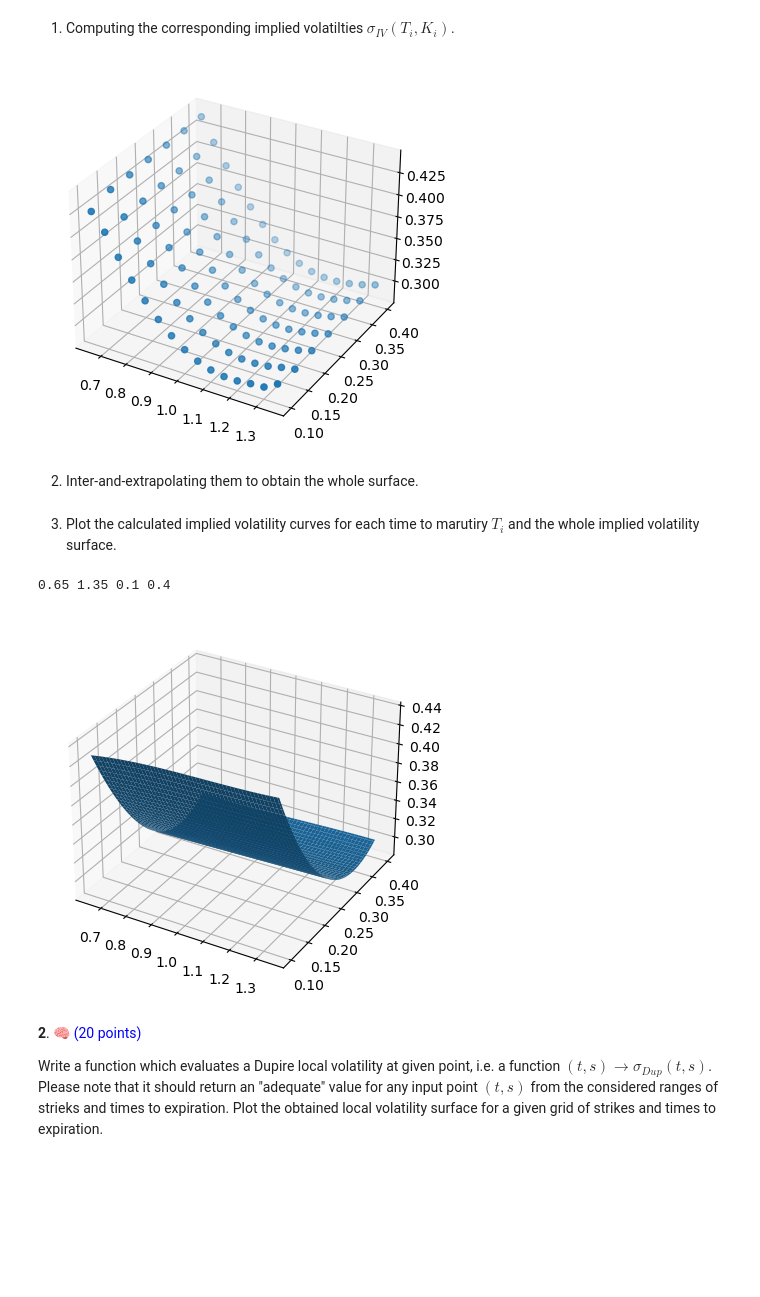
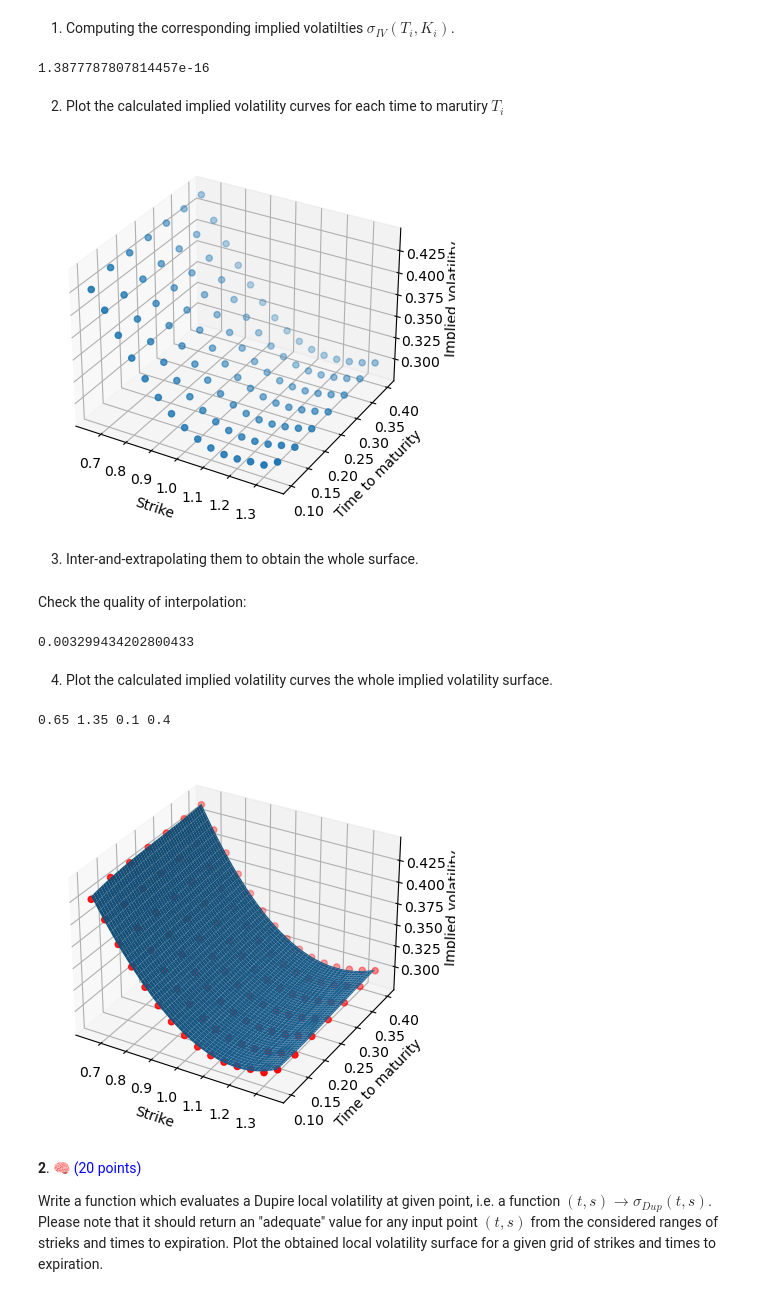
Before and after one commit to VsevolodZaostrovsky/-StochasticVolatilityModels, a Jupyter notebook: Homeworks/Lab 1.ipynb, the cells around one changed output. Cells and saved outputs as stored; diff of their text form; code cells hidden in the pictures; blank space fills up the shorter version.

```diff
--- a/Homeworks/Lab 1.ipynb
+++ b/Homeworks/Lab 1.ipynb
@@ -170,3 +172,36 @@ ivs = iv.implied_volatility(
+# %%
+from scipy import stats
+
+def dt(expiration_time):
+    return np.maximum(expiration_time, np.finfo(np.float64).eps)
+
+
+def d1(volatility, expiration_time, stock_price, strike_price, interest_rate):
+    return 1 / (volatility * np.sqrt(dt(expiration_time)))\
+                * (np.log(stock_price / strike_price)
+                   + (interest_rate + volatility ** 2 / 2) * dt(expiration_time))
+
+
+def d2(volatility, expiration_time, stock_price, strike_price, interest_rate):
+    return d1(volatility, expiration_time, stock_price, strike_price, interest_rate) - volatility * np.sqrt(dt(expiration_time))
+
+def price(volatility, expiration_time, stock_price, strike_price, interest_rate):
+    discount_factor = np.exp(-interest_rate * (dt(expiration_time)))
+
+    call_price = stats.norm.cdf(d1(volatility, expiration_time, stock_price, strike_price, interest_rate)) * stock_price\
+            - stats.norm.cdf(d2(volatility, expiration_time, stock_price, strike_price, interest_rate)) * strike_price * discount_factor
+    # put_price = stats.norm.cdf(-d2(volatility, expiration_time, stock_price, strike_price, interest_rate)) * strike_price * discount_factor\
+    #     - stats.norm.cdf(-d1(volatility, expiration_time, stock_price, strike_price, interest_rate)) * stock_price
+
+    return call_price
+# %%
+df['bs_price'] = price(df["iv"], df["expiration"], 1., df["strike"], 0.) - df["call_price"]
+# %%
+max(df['bs_price'])
+# %% [output]
+1.3877787807814457e-16
+# %% [markdown]
+2. Plot the calculated implied volatility curves for each time to marutiry $T_i$
 # %%
 import matplotlib.pyplot as plt
 from mpl_toolkits.mplot3d import Axes3D
@@ -177,40 +212,50 @@ ax = fig.add_subplot(111, projection='3d')
 
 X = df["strike"]
 Y = df["expiration"]
-Z = ivs["IV"]
+Z = df["iv"]
 
 ax.scatter(X, Y, Z)
+ax.set_xlabel('Strike')
+ax.set_ylabel('Time to maturity')
+ax.set_zlabel('Implied volatility')
 plt.show()
 # %% [output]
-[figure, old version]
+[figure, new version]
 # %% [markdown]
-2. Inter-and-extrapolating them to obtain the whole surface.
+3. Inter-and-extrapolating them to obtain the whole surface.
 # %%
 from scipy.interpolate import SmoothBivariateSpline
 # %%
-Interpolation = SmoothBivariateSpline(X, Y, Z)
+InterIV = SmoothBivariateSpline(X, Y, Z)
+# %% [markdown]
+Check the quality of interpolation:
+# %%
+max(InterIV(df["strike"], df["expiration"], grid=False) - df["iv"])
+# %% [output]
+0.003299434202800433
 # %% [markdown]
-3. Plot the calculated implied volatility curves for each time to marutiry $T_i$ and the whole implied volatility surface.
+4. Plot the calculated implied volatility curves the whole implied volatility surface.
-# %%
-strikes = np.unique(df["strike"])
-exps = np.unique(df["expiration"])
-
-print(min(strikes), max(strikes), min(exps), max(exps))
-# %% [output]
-0.65 1.35 0.1 0.4
+# %%
+print(min(X), max(X), min(Y), max(Y))
+# %% [output]
+0.65 1.35 0.1 0.4
 # %%
 fig = plt.figure()
 ax = fig.add_subplot(111, projection='3d')
 
 X3 = np.linspace(0.65, 1.35, 100)
 Y3 = np.linspace(0.1, 0.4, 100)
-Z3 = Interpolation(X3, Y3)
 X3, Y3 = np.meshgrid(X3, Y3)
+Z3 = InterIV(X3, Y3, grid=False)
 
+ax.set_xlabel('Strike')
+ax.set_ylabel('Time to maturity')
+ax.set_zlabel('Implied volatility')
 ax.plot_surface(X3, Y3, Z3)
+ax.scatter(X, Y, Z, color='red')
 plt.show()
 # %% [output]
-[figure, old version]
+[figure, new version]
 # %% [markdown]
 **2**. 🧠 <span style="color:blue">(20 points)</span>
 
```
Also changed, not shown: parts of 1 cell of this notebook.
